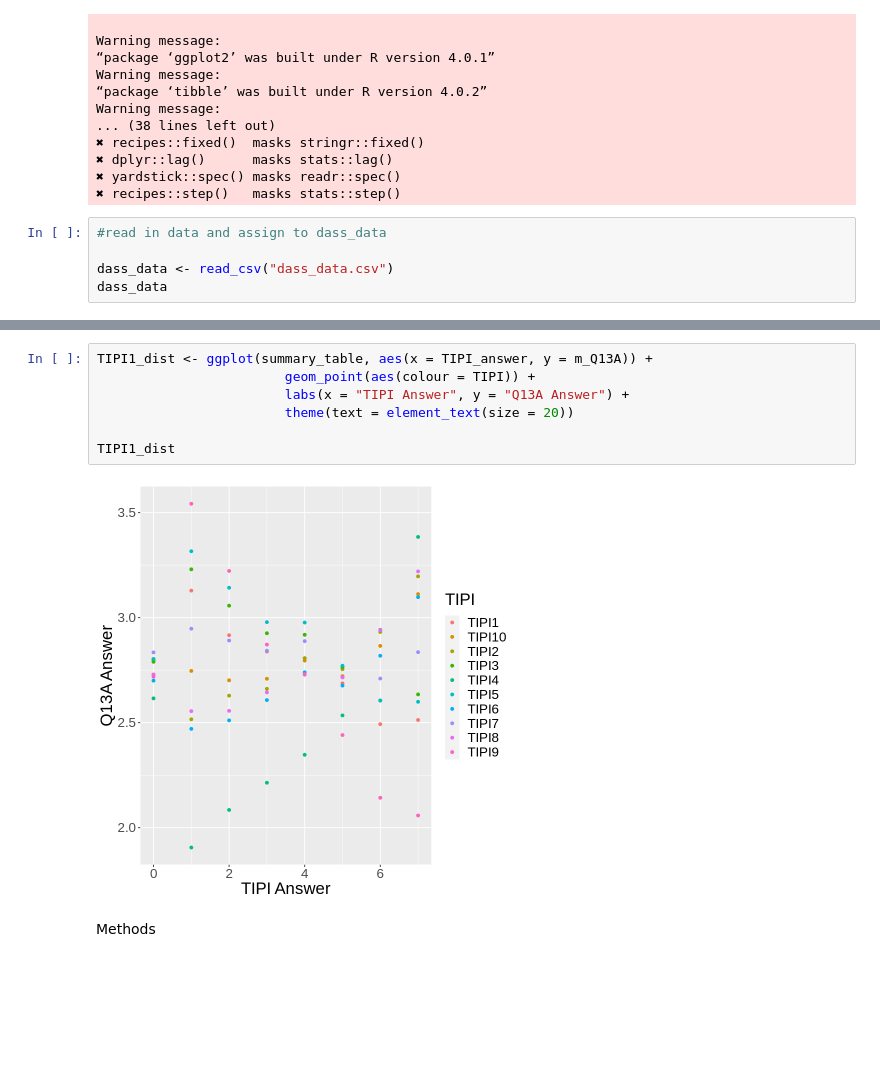
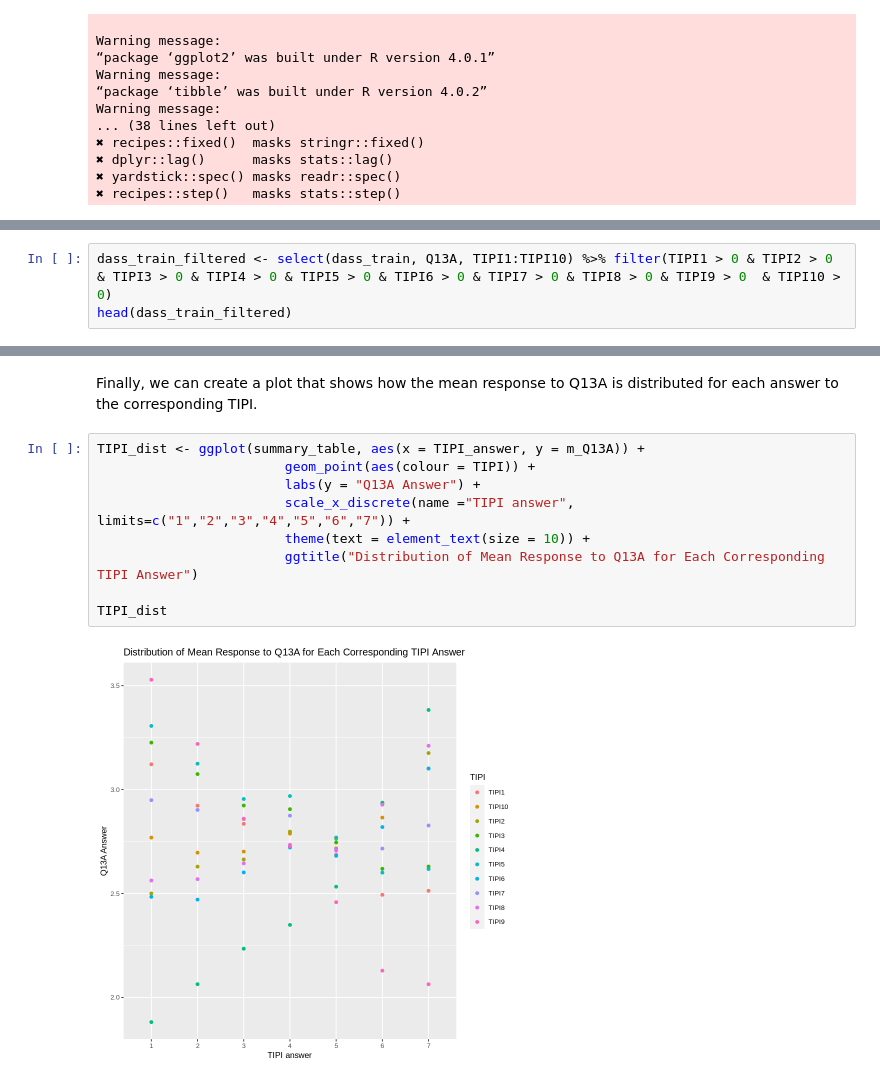
Before and after one commit to FionaC124/group-one-project, a Jupyter notebook: Project-Proposal.ipynb, the cells around one changed output, grey strips where cells are left out. Drawn from its saved outputs; the diff is of its cells as text; blank space fills up the shorter version.

```diff
--- a/Project-Proposal.ipynb
+++ b/Project-Proposal.ipynb
@@ -29,8 +29,3 @@ Warning message:
 ✖ dplyr::lag()      masks stats::lag()
 ✖ yardstick::spec() masks readr::spec()
 ✖ recipes::step()   masks stats::step()
-# %%
-#read in data and assign to dass_data
-
-dass_data <- read_csv("dass_data.csv")
-dass_data
@@ -114,0 +60,3 @@ A tibble: 29833 × 11
+# %%
+dass_train_filtered <- select(dass_train, Q13A, TIPI1:TIPI10) %>% filter(TIPI1 > 0 & TIPI2 > 0 & TIPI3 > 0 & TIPI4 > 0 & TIPI5 > 0 & TIPI6 > 0 & TIPI7 > 0 & TIPI8 > 0 & TIPI9 > 0  & TIPI10 > 0)
+head(dass_train_filtered)
@@ -164,11 +129,13 @@ A grouped_df: 80 × 5
+# %% [markdown]
+Finally, we can create a plot that shows how the mean response to Q13A is distributed for each answer to the corresponding TIPI.
 # %%
-TIPI1_dist <- ggplot(summary_table, aes(x = TIPI_answer, y = m_Q13A)) +
+TIPI_dist <- ggplot(summary_table, aes(x = TIPI_answer, y = m_Q13A)) +
                         geom_point(aes(colour = TIPI)) +
-                        labs(x = "TIPI Answer", y = "Q13A Answer") +
-                        theme(text = element_text(size = 20))
+                        labs(y = "Q13A Answer") +
+                        scale_x_discrete(name ="TIPI answer", limits=c("1","2","3","4","5","6","7")) +
+                        theme(text = element_text(size = 10)) +
+                        ggtitle("Distribution of Mean Response to Q13A for Each Corresponding TIPI Answer")
 
-TIPI1_dist
+TIPI_dist
 # %% [output]
-[figure, old version]
+[figure, new version]
-# %% [markdown]
-Methods
```
Also changed, not shown: parts of 25 cells of this notebook.
